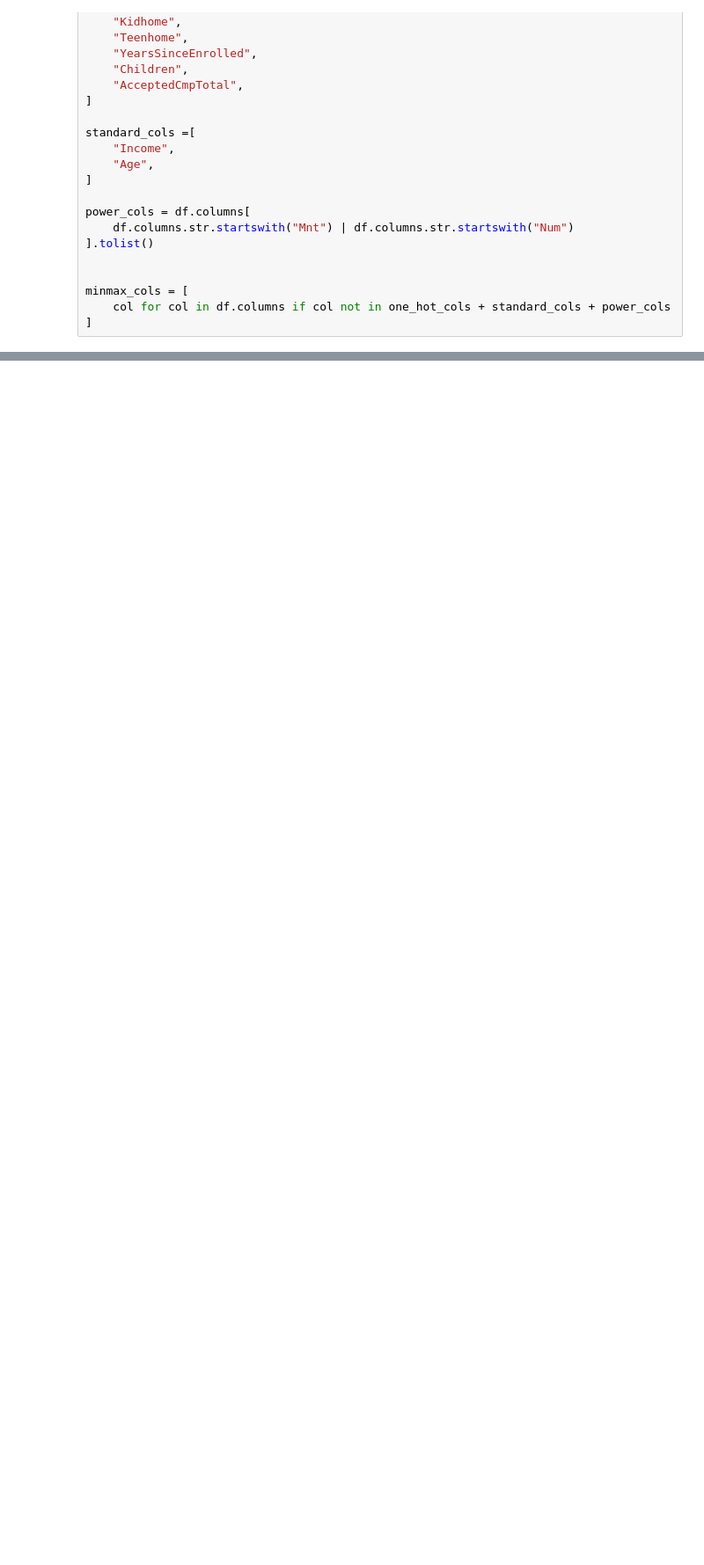
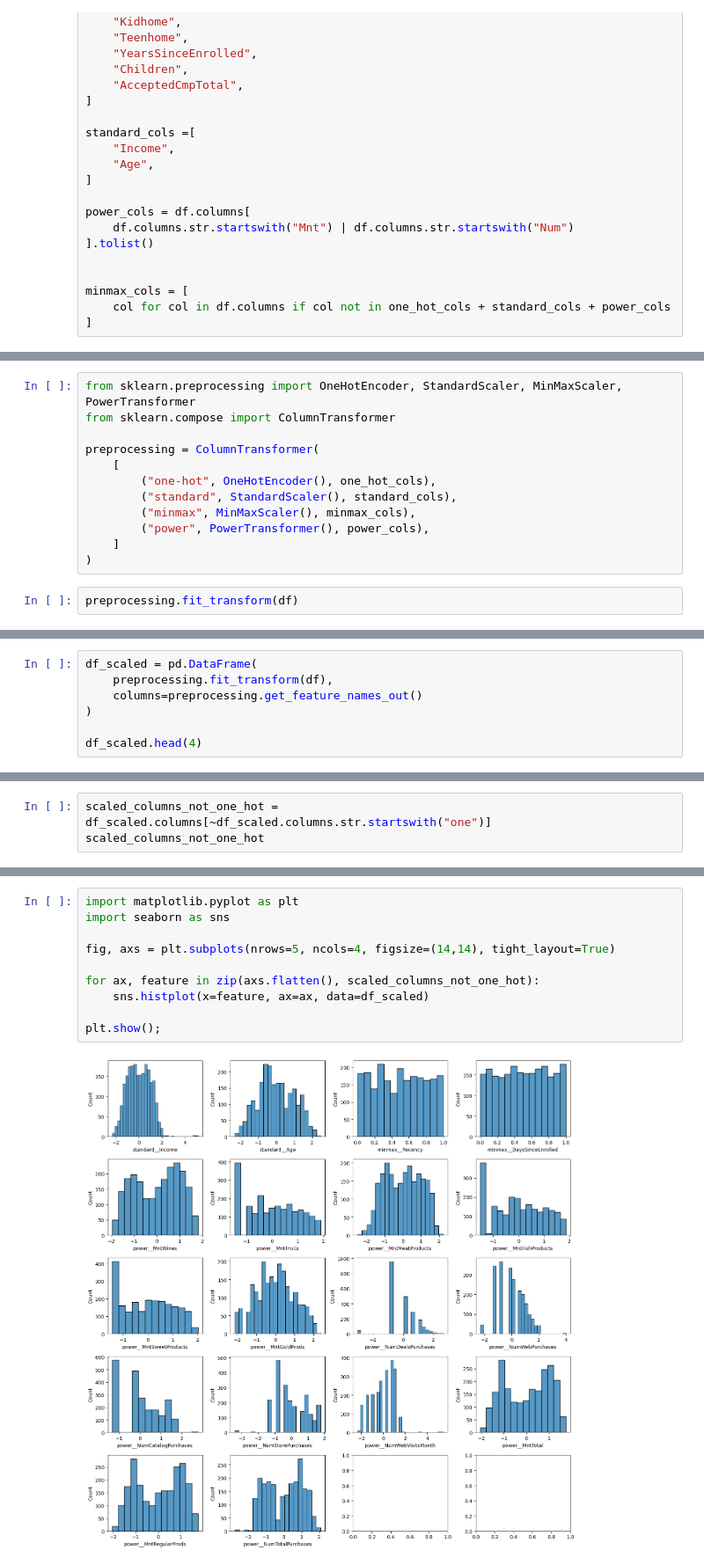
Before and after one commit to BraulioHermanson/IFOOD_2020, a Jupyter notebook: notebook/02_clustering.ipynb, the cells around one changed output, grey strips where cells are left out. Shown: that part at 88% size. Cells and saved outputs as stored; diff of their text form; blank space fills up the shorter version.

```diff
--- a/notebook/02_clustering.ipynb
+++ b/notebook/02_clustering.ipynb
@@ -101,0 +98,14 @@ minmax_cols
+# %%
+from sklearn.preprocessing import OneHotEncoder, StandardScaler, MinMaxScaler, PowerTransformer
+from sklearn.compose import ColumnTransformer
+
+preprocessing = ColumnTransformer(
+    [
+        ("one-hot", OneHotEncoder(), one_hot_cols),
+        ("standard", StandardScaler(), standard_cols),
+        ("minmax", MinMaxScaler(), minmax_cols),
+        ("power", PowerTransformer(), power_cols),
+    ]
+)
+# %%
+preprocessing.fit_transform(df)
@@ -101,0 +146,7 @@ minmax_cols
+# %%
+df_scaled = pd.DataFrame(
+    preprocessing.fit_transform(df),
+    columns=preprocessing.get_feature_names_out()
+)
+
+df_scaled.head(4)
@@ -101,0 +160,3 @@ minmax_cols
+# %%
+scaled_columns_not_one_hot = df_scaled.columns[~df_scaled.columns.str.startswith("one")]
+scaled_columns_not_one_hot
@@ -101,0 +173,12 @@ minmax_cols
+# %%
+import matplotlib.pyplot as plt
+import seaborn as sns
+
+fig, axs = plt.subplots(nrows=5, ncols=4, figsize=(14,14), tight_layout=True)
+
+for ax, feature in zip(axs.flatten(), scaled_columns_not_one_hot):
+    sns.histplot(x=feature, ax=ax, data=df_scaled)
+
+plt.show();
+# %% [output]
+[figure, added]
```
Also changed, not shown: parts of 5 cells of this notebook.
